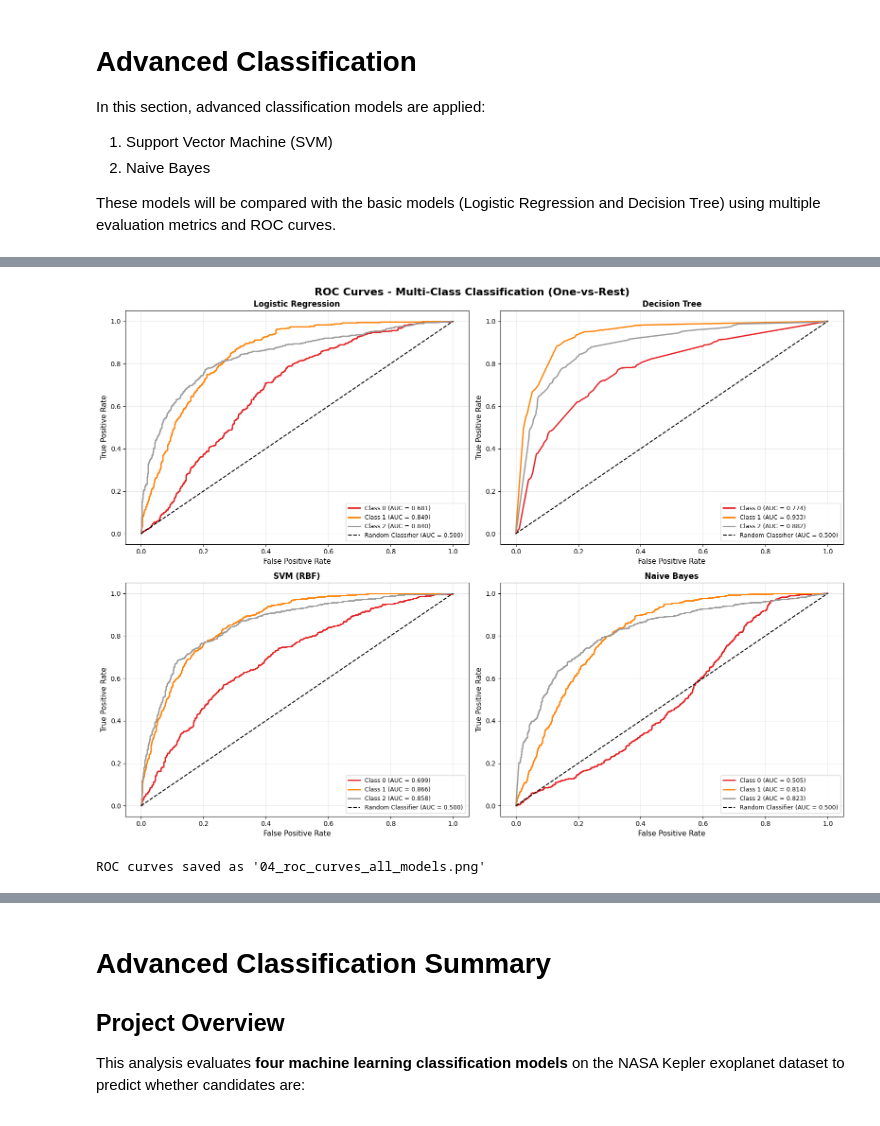
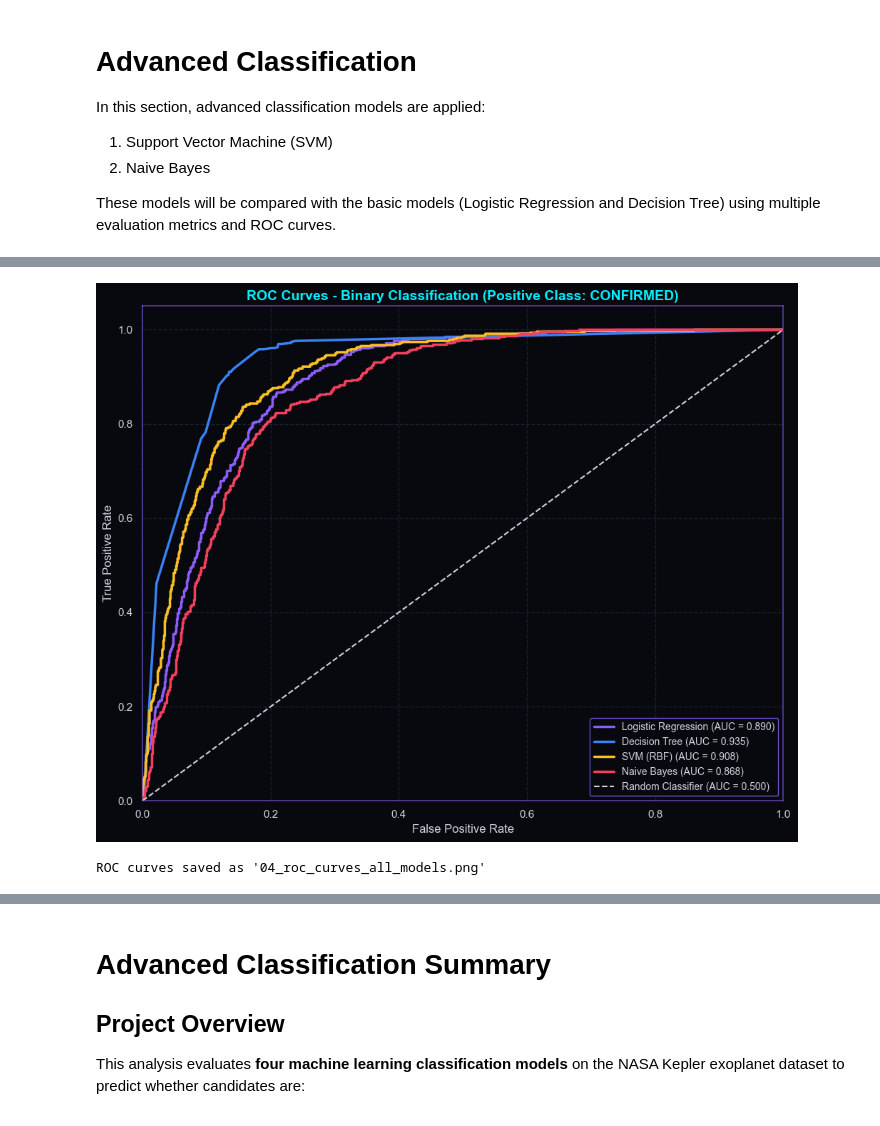
Before and after one commit to Ahmed-Esso/Kepler-Exoplanet, a Jupyter notebook: notebooks/Advanced classifcation.ipynb, the cells around one changed output, grey strips where cells are left out. Drawn from its saved outputs; the diff is of its cells as text; code cells hidden in the pictures.

```diff
--- a/notebooks/Advanced classifcation.ipynb
+++ b/notebooks/Advanced classifcation.ipynb
@@ -290,6 +454,10 @@ display(df_cls.head())
 | 4 | -0.054804 | 0.079692 | -0.008094 | -0.613039 | -0.276051 | -0.031912 | 0.390667 | -0.041943 | ... |
 # %%
 # Define Features and Target
+# Remove any 'CANDIDATE' rows so training/testing only includes CONFIRMED vs FALSE POSITIVE
+# This ensures the classifier is not confused by the intermediate 'CANDIDATE' label
+df_cls = df_cls[ df_cls['koi_disposition'].isin(['CONFIRMED', 'FALSE POSITIVE']) ].copy()
+# Assemble feature matrix X and target vector y (keep variable names unchanged)
 X = df_cls.drop(columns=['koi_disposition', 'target'])
 y = df_cls['target']
 
@@ -475,26 +650,26 @@ from sklearn.preprocessing import label_binarize
 import warnings
 warnings.filterwarnings('ignore')
 # %%
-# Train SVM Model
-svm_model = SVC(kernel='rbf', C=1.0, gamma='scale', probability=True, random_state=42)
-
+# Train SVM Model (RBF) with balanced class weights and probability outputs
+svm_model = SVC(kernel='rbf', C=1.0, gamma='scale', probability=True, class_weight='balanced', random_state=42)
 svm_model.fit(X_train, y_train)
-
+# Predictions (labels and probabilities) using the same X_test/y_test
 y_pred_svm = svm_model.predict(X_test)
 y_pred_svm_proba = svm_model.predict_proba(X_test)
-
+# Metrics (consistent with other models)
 svm_accuracy = accuracy_score(y_test, y_pred_svm)
 svm_precision = precision_score(y_test, y_pred_svm, average='weighted')
 svm_f1 = f1_score(y_test, y_pred_svm, average='weighted')
 svm_recall = recall_score(y_test, y_pred_svm, average='weighted')
-
 print("=" * 60)
-print("SUPPORT VECTOR MACHINE (SVM) - RBF Kernel")
-print("=" * 60)
+print('SUPPORT VECTOR MACHINE (SVM) - RBF Kernel')
+print('=' * 60)
 print(f"Accuracy:  {svm_accuracy:.4f}")
 print(f"Precision: {svm_precision:.4f}")
 print(f"F1-Score:  {svm_f1:.4f}")
 print(f"Recall:    {svm_recall:.4f}")
+print('=' * 60)
+print(classification_report(y_test, y_pred_svm))
 print("\nClassification Report:")
 print(classification_report(y_test, y_pred_svm))
 # %% [output]
@@ -603,70 +794,44 @@ Logistic Regression  0.619969   0.560182  0.570322 0.619969 0.804868
 ==========================================================================================
 # %%
-# ROC Curves for Multi-Class Classification
-# Binarize the output for multi-class ROC
-n_classes = len(np.unique(y_test))
-y_test_bin = label_binarize(y_test, classes=np.unique(y_test))
+# ROC Curves for Binary Classification
+# Positive class: CONFIRMED exoplanets
+confirmed_label = le.transform(['CONFIRMED'])[0]
 
-# Get probability predictions for each model
-y_pred_log_proba = log_model.predict_proba(X_test)
-y_pred_tree_proba = tree_model.predict_proba(X_test)
-y_pred_svm_proba_final = svm_model.predict_proba(X_test)
-y_pred_nb_proba_final = nb_model.predict_proba(X_test)
-
-# Function to compute ROC curve and AUC for multi-class
-def compute_roc_multiclass(y_true_bin, y_pred_proba):
-    fpr = dict()
-    tpr = dict()
-    roc_auc = dict()
-
-    for i in range(n_classes):
-        fpr[i], tpr[i], _ = roc_curve(y_true_bin[:, i], y_pred_proba[:, i])
-        roc_auc[i] = auc(fpr[i], tpr[i])
-
+def compute_binary_roc(model, X, y_true, positive_label):
+    y_score = get_positive_class_scores(model, X, positive_label)
+    fpr, tpr, _ = roc_curve(y_true, y_score, pos_label=positive_label)
+    roc_auc = auc(fpr, tpr)
     return fpr, tpr, roc_auc
 
-# Compute ROC curves
-fpr_log, tpr_log, roc_auc_log = compute_roc_multiclass(y_test_bin, y_pred_log_proba)
-fpr_tree, tpr_tree, roc_auc_tree = compute_roc_multiclass(y_test_bin, y_pred_tree_proba)
-fpr_svm, tpr_svm, roc_auc_svm = compute_roc_multiclass(y_test_bin, y_pred_svm_proba_final)
-fpr_nb, tpr_nb, roc_auc_nb = compute_roc_multiclass(y_test_bin, y_pred_nb_proba_final)
-
-# Plot ROC Curves for all 4 models (One-vs-Rest)
-fig, axes = plt.subplots(2, 2, figsize=(16, 12))
-fig.suptitle('ROC Curves - Multi-Class Classification (One-vs-Rest)', fontsize=16, fontweight='bold')
-
-models = [
-    ('Logistic Regression', fpr_log, tpr_log, roc_auc_log),
-    ('Decision Tree', fpr_tree, tpr_tree, roc_auc_tree),
-    ('SVM (RBF)', fpr_svm, tpr_svm, roc_auc_svm),
-    ('Naive Bayes', fpr_nb, tpr_nb, roc_auc_nb)
+roc_models = [
+    ('Logistic Regression', log_model, GALAXY_ACCENT3),
+    ('Decision Tree', tree_model, GALAXY_ACCENT2),
+    ('SVM (RBF)', svm_model, GALAXY_ACCENT5),
+    ('Naive Bayes', nb_model, GALAXY_ACCENT6),
 ]
 
-colors_palette = plt.cm.Set1(np.linspace(0, 1, n_classes))
+fig, ax = plt.subplots(figsize=(10, 8))
 
-for idx, (model_name, fpr, tpr, roc_auc) in enumerate(models):
-    ax = axes[idx // 2, idx % 2]
+for model_name, model, color in roc_models:
+    fpr, tpr, roc_auc = compute_binary_roc(model, X_test, y_test, confirmed_label)
+    ax.plot(fpr, tpr, color=color, linewidth=2.5,
+            label=f'{model_name} (AUC = {roc_auc:.3f})')
 
-    for i in range(n_classes):
-        ax.plot(fpr[i], tpr[i],
-                label=f'Class {i} (AUC = {roc_auc[i]:.3f})',
-                color=colors_palette[i], linewidth=2)
-
-    ax.plot([0, 1], [0, 1], 'k--', label='Random Classifier (AUC = 0.500)', linewidth=1.5)
-
-    ax.set_xlabel('False Positive Rate', fontsize=11)
-    ax.set_ylabel('True Positive Rate', fontsize=11)
-    ax.set_title(f'{model_name}', fontsize=12, fontweight='bold')
-    ax.legend(loc='lower right', fontsize=9)
-    ax.grid(alpha=0.3)
-
+ax.plot([0, 1], [0, 1], linestyle='--', color=GALAXY_FG, linewidth=1.5, label='Random Classifier (AUC = 0.500)')
+ax.set_title('ROC Curves - Binary Classification (Positive Class: CONFIRMED)', fontsize=14, fontweight='bold')
+ax.set_xlabel('False Positive Rate', fontsize=12)
+ax.set_ylabel('True Positive Rate', fontsize=12)
+ax.set_xlim([0.0, 1.0])
+ax.set_ylim([0.0, 1.05])
+ax.legend(loc='lower right', fontsize=10)
+apply_galaxy_axes(ax)
 plt.tight_layout()
 plt.savefig('04_roc_curves_all_models.png', dpi=300, bbox_inches='tight')
 plt.show()
 
 print("ROC curves saved as '04_roc_curves_all_models.png'")
 # %% [output]
-[figure, old version]
+[figure, new version]
 ROC curves saved as '04_roc_curves_all_models.png'
 # %%
 # Visualize Model Comparison - Bar Charts
```
Also changed, not shown: parts of 38 cells of this notebook.
